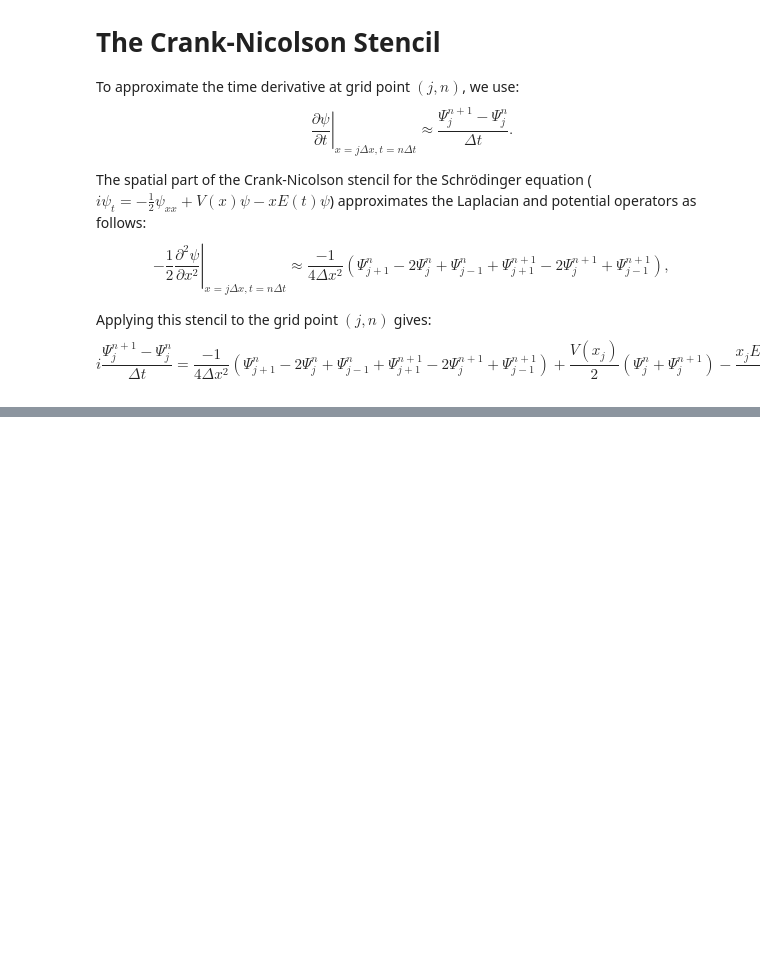
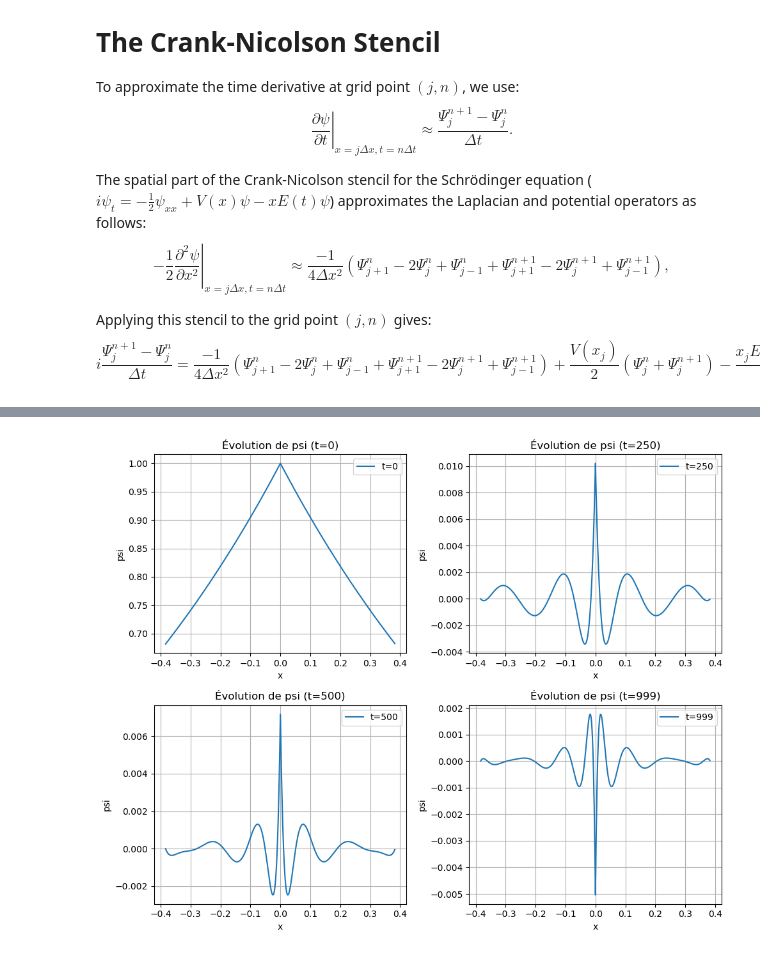
Before and after one commit to Volalex2000/HHG, a Jupyter notebook: Numerical resoluton of TDSE.ipynb, the cells around one changed output, grey strips where cells are left out. Saved outputs shown, nothing was run; the diff lists cells and outputs as text; code cells hidden in the pictures; blank space fills up the shorter version.

```diff
--- a/Numerical resoluton of TDSE.ipynb
+++ b/Numerical resoluton of TDSE.ipynb
@@ -116,0 +157,24 @@ crank.set_grid(x_min, x_max, nx, t_min, t_max, nt)
+# %%
+import matplotlib.pyplot as plt
+
+# Créer une figure avec une disposition de 2 lignes et 2 colonnes
+fig, axs = plt.subplots(2, 2, figsize=(10, 8))
+
+# Liste des temps et des indices correspondants
+times = [0, 250, 500, 999]
+labels = ['t=0', 't=250', 't=500', 't=999']
+
+# Parcourir chaque sous-graphe
+for ax, t, label in zip(axs.flat, times, labels):
+    ax.plot(X, crank.psi_matrix[t, :], label=label)
+    ax.set_xlabel('x')
+    ax.set_ylabel('psi')
+    ax.set_title(f'Évolution de psi ({label})')
+    ax.grid()
+    ax.legend()
+
+# Ajuster la disposition
+plt.tight_layout()
+plt.show()
+# %% [output]
+[figure, added]
```
Also changed, not shown: parts of 5 cells of this notebook.
